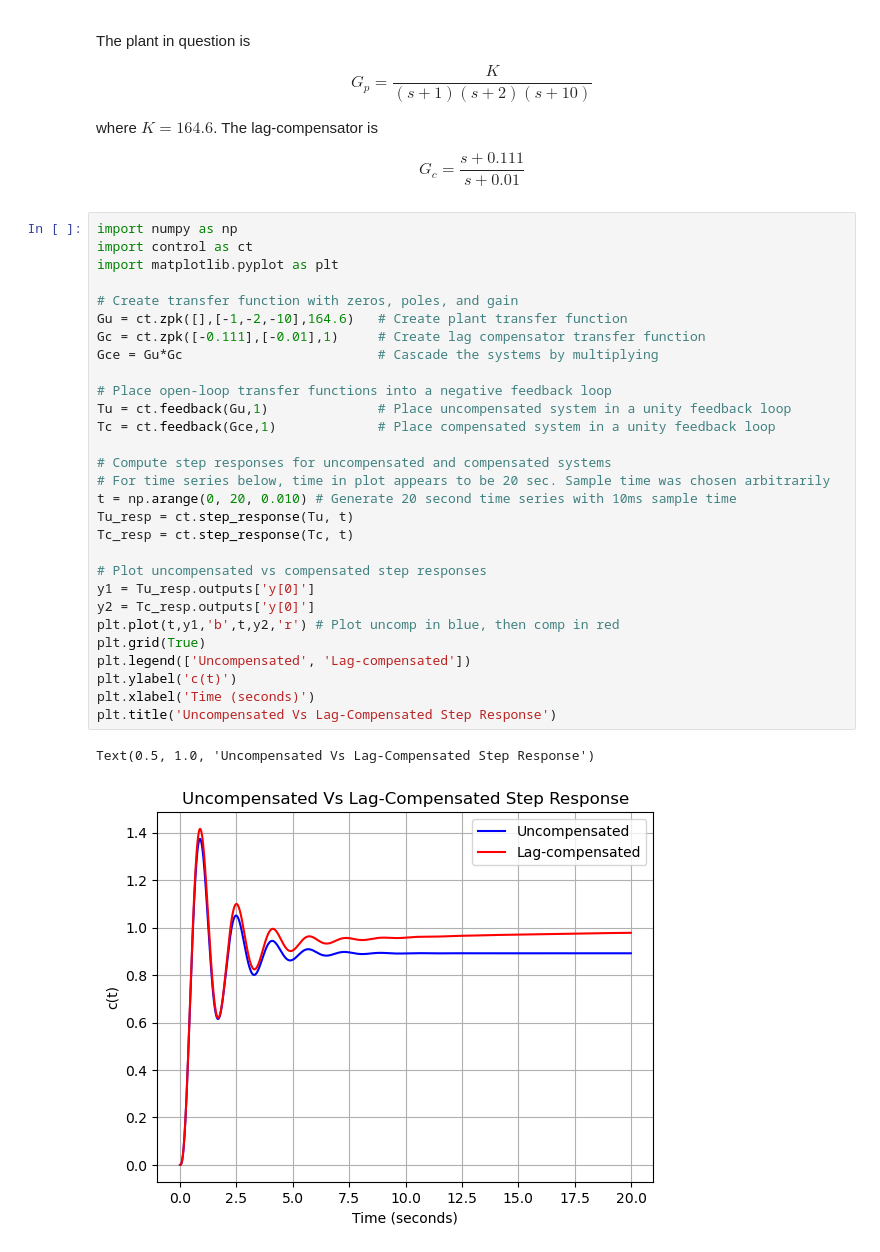
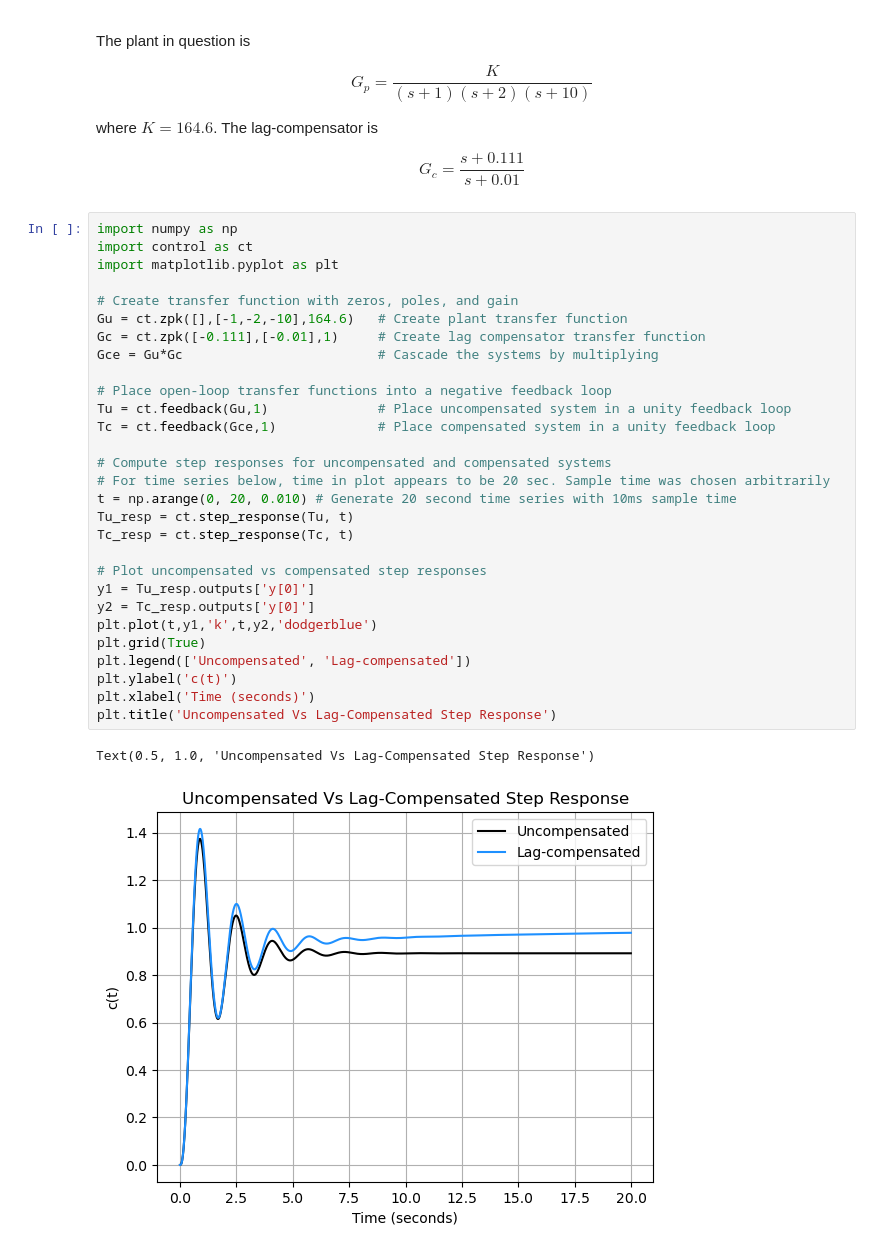
Before and after one commit to robertneville777/control_systems_engineering_nise, a Jupyter notebook: ch9_misc_exercises.ipynb, the cells around one changed output. Cells and saved outputs as stored; diff of their text form.

Commit message:
Changed plot color for TryIt 9.1

```diff
--- a/ch9_misc_exercises.ipynb
+++ b/ch9_misc_exercises.ipynb
@@ -20,32 +20,32 @@ $$
 # %%
 import numpy as np
 import control as ct
 import matplotlib.pyplot as plt
 
 # Create transfer function with zeros, poles, and gain
 Gu = ct.zpk([],[-1,-2,-10],164.6)   # Create plant transfer function
 Gc = ct.zpk([-0.111],[-0.01],1)     # Create lag compensator transfer function
 Gce = Gu*Gc                         # Cascade the systems by multiplying
 
 # Place open-loop transfer functions into a negative feedback loop
 Tu = ct.feedback(Gu,1)              # Place uncompensated system in a unity feedback loop
 Tc = ct.feedback(Gce,1)             # Place compensated system in a unity feedback loop
 
 # Compute step responses for uncompensated and compensated systems
 # For time series below, time in plot appears to be 20 sec. Sample time was chosen arbitrarily
 t = np.arange(0, 20, 0.010) # Generate 20 second time series with 10ms sample time
 Tu_resp = ct.step_response(Tu, t)
 Tc_resp = ct.step_response(Tc, t)
 
 # Plot uncompensated vs compensated step responses
 y1 = Tu_resp.outputs['y[0]']
 y2 = Tc_resp.outputs['y[0]']
-plt.plot(t,y1,'b',t,y2,'r') # Plot uncomp in blue, then comp in red
+plt.plot(t,y1,'k',t,y2,'dodgerblue')
 plt.grid(True)
 plt.legend(['Uncompensated', 'Lag-compensated'])
 plt.ylabel('c(t)')
 plt.xlabel('Time (seconds)')
 plt.title('Uncompensated Vs Lag-Compensated Step Response')
 # %% [output]
 Text(0.5, 1.0, 'Uncompensated Vs Lag-Compensated Step Response')
-[figure, old version]
+[figure, new version]
```
